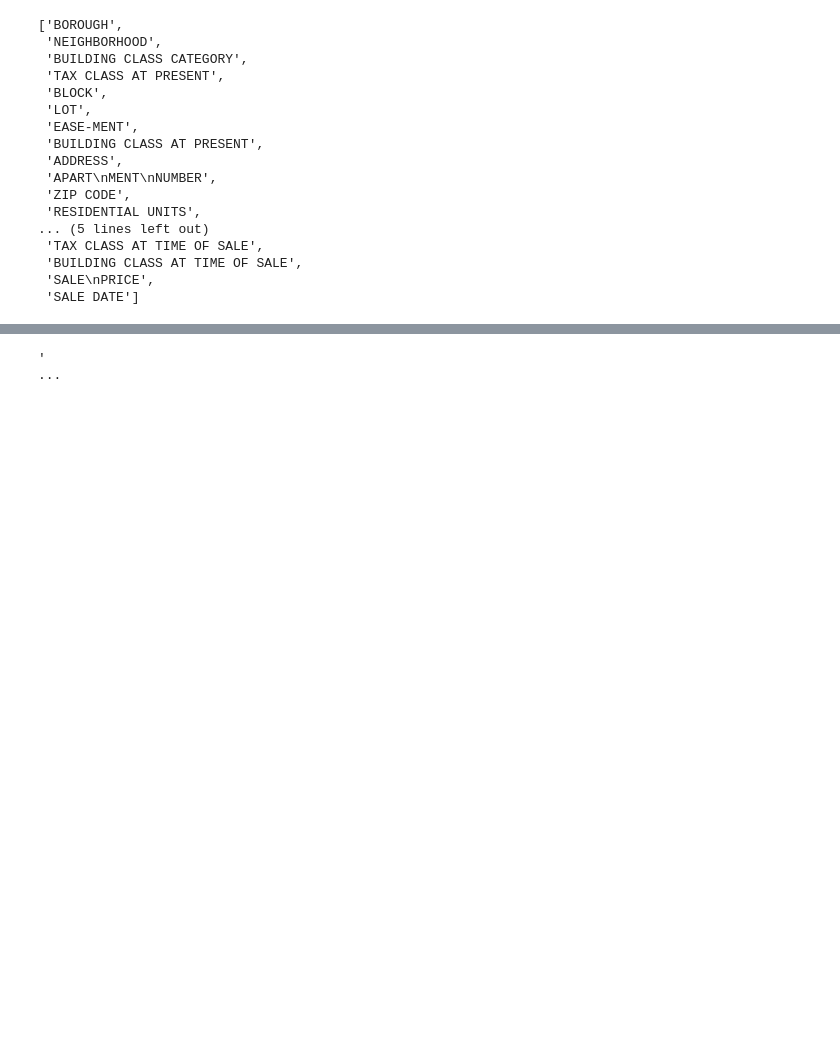
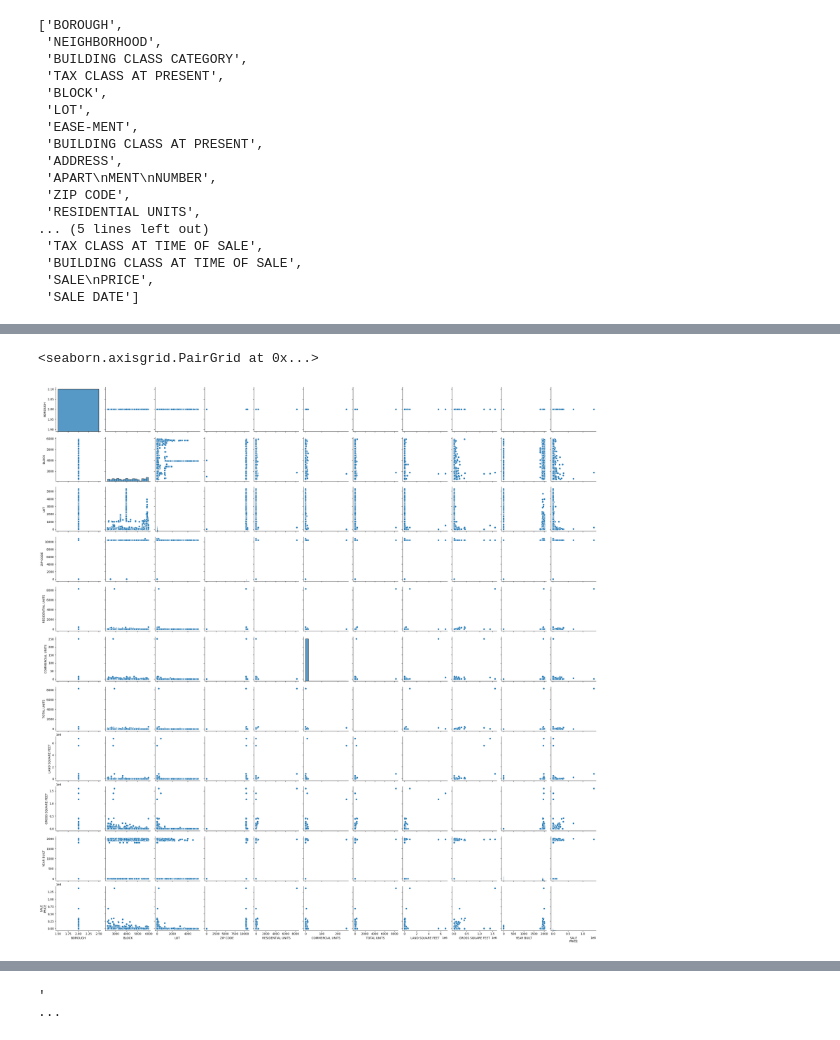
Before and after one commit to PavloPol/big_data_polosenko, a Jupyter notebook: Lab_2/Lab2.ipynb, the cells around one changed output, grey strips where cells are left out. Drawn from its saved outputs; the diff is of its cells as text; code cells hidden in the pictures; blank space fills up the shorter version.

```diff
--- a/Lab_2/Lab2.ipynb
+++ b/Lab_2/Lab2.ipynb
@@ -42,0 +115,5 @@ columns
+# %%
+sns.pairplot(data)
+# %% [output]
+<seaborn.axisgrid.PairGrid at 0x...>
+[figure, added]
```
Also changed, not shown: parts of 8 cells of this notebook.
